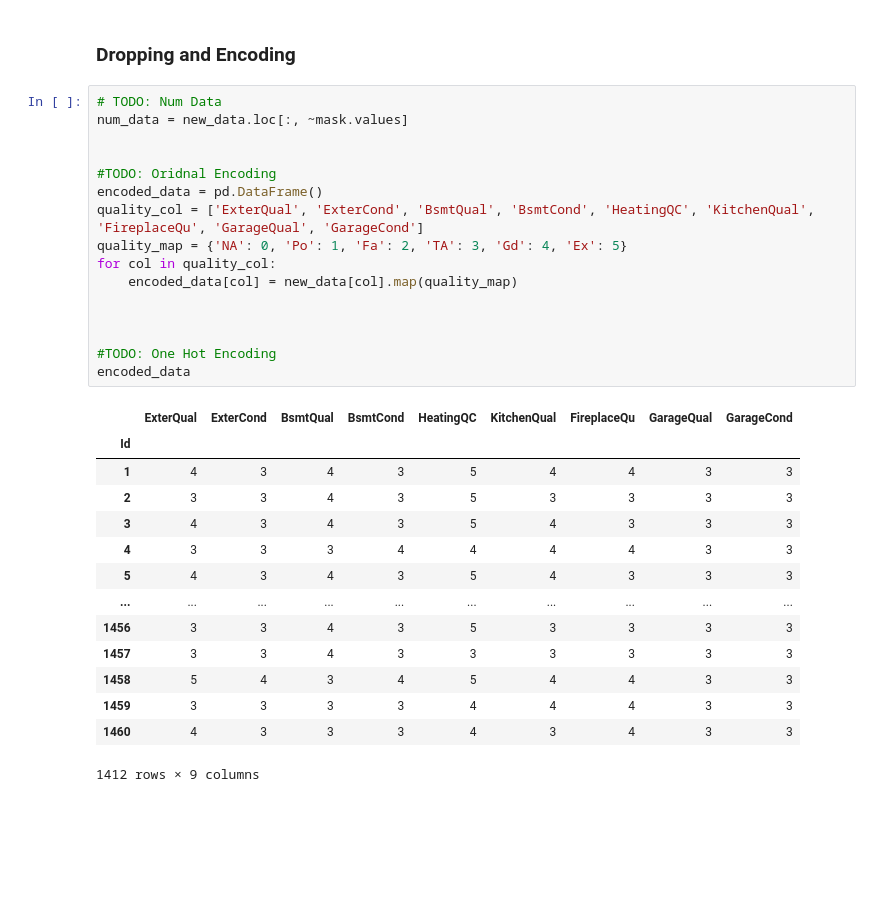
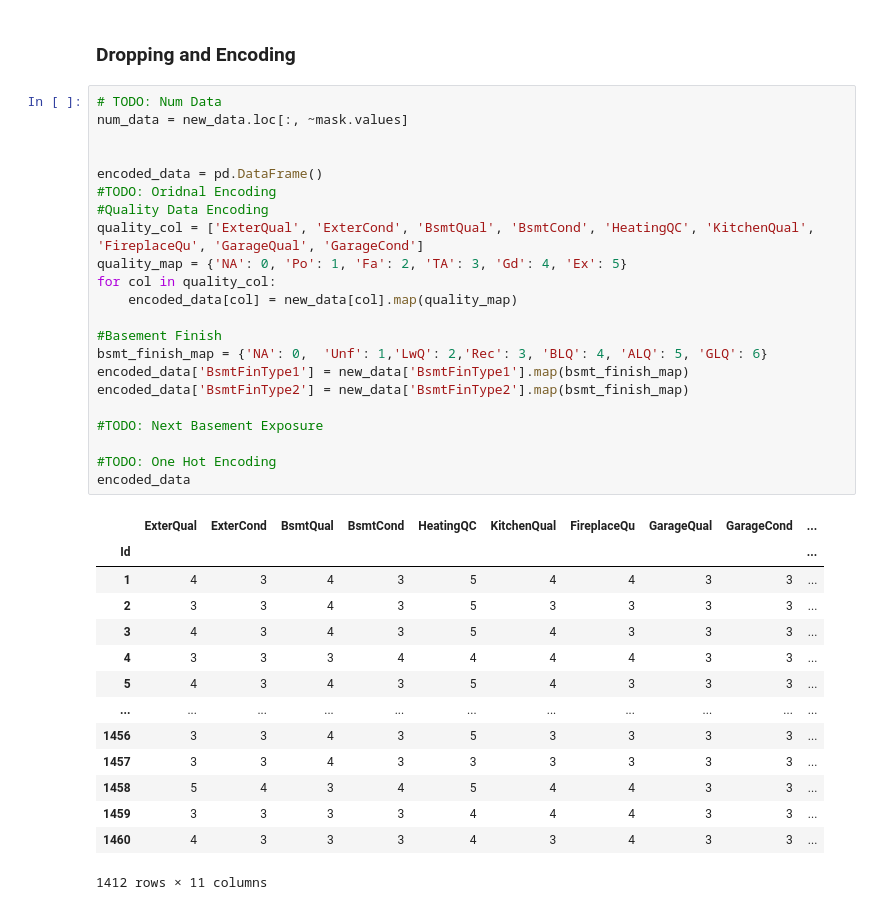
Before and after one commit to xXKeNdAmAmAsTeRXx/House_Prices_project, a Jupyter notebook: 2_Missing_Values_and_Encoding.ipynb, the cells around one changed output. Cells and saved outputs as stored; diff of their text form; blank space fills up the shorter version.

Commit message:
Encodent Basement Finish Features

```diff
--- a/2_Missing_Values_and_Encoding.ipynb
+++ b/2_Missing_Values_and_Encoding.ipynb
@@ -255,31 +258,37 @@ new_data[categorical_col]
 # %%
 # TODO: Num Data
 num_data = new_data.loc[:, ~mask.values]
 
 
+encoded_data = pd.DataFrame()
 #TODO: Oridnal Encoding
-encoded_data = pd.DataFrame()
+#Quality Data Encoding
 quality_col = ['ExterQual', 'ExterCond', 'BsmtQual', 'BsmtCond', 'HeatingQC', 'KitchenQual', 'FireplaceQu', 'GarageQual', 'GarageCond']
 quality_map = {'NA': 0, 'Po': 1, 'Fa': 2, 'TA': 3, 'Gd': 4, 'Ex': 5}
 for col in quality_col:
     encoded_data[col] = new_data[col].map(quality_map)
 
+#Basement Finish
+bsmt_finish_map = {'NA': 0,  'Unf': 1,'LwQ': 2,'Rec': 3, 'BLQ': 4, 'ALQ': 5, 'GLQ': 6}
+encoded_data['BsmtFinType1'] = new_data['BsmtFinType1'].map(bsmt_finish_map)
+encoded_data['BsmtFinType2'] = new_data['BsmtFinType2'].map(bsmt_finish_map)
 
+#TODO: Next Basement Exposure
 
 #TODO: One Hot Encoding
 encoded_data
 # %% [output]
-|  | ExterQual | ExterCond | BsmtQual | BsmtCond | HeatingQC | KitchenQual | FireplaceQu | GarageQual | GarageCond |
-| Id |  |  |  |  |  |  |  |  |  |
-| 1 | 4 | 3 | 4 | 3 | 5 | 4 | 4 | 3 | 3 |
-| 2 | 3 | 3 | 4 | 3 | 5 | 3 | 3 | 3 | 3 |
-| 3 | 4 | 3 | 4 | 3 | 5 | 4 | 3 | 3 | 3 |
-| 4 | 3 | 3 | 3 | 4 | 4 | 4 | 4 | 3 | 3 |
-| 5 | 4 | 3 | 4 | 3 | 5 | 4 | 3 | 3 | 3 |
-| ... | ... | ... | ... | ... | ... | ... | ... | ... | ... |
-| 1456 | 3 | 3 | 4 | 3 | 5 | 3 | 3 | 3 | 3 |
-| 1457 | 3 | 3 | 4 | 3 | 3 | 3 | 3 | 3 | 3 |
-| 1458 | 5 | 4 | 3 | 4 | 5 | 4 | 4 | 3 | 3 |
-| 1459 | 3 | 3 | 3 | 3 | 4 | 4 | 4 | 3 | 3 |
-| 1460 | 4 | 3 | 3 | 3 | 4 | 3 | 4 | 3 | 3 |
+|  | ExterQual | ExterCond | BsmtQual | BsmtCond | HeatingQC | KitchenQual | FireplaceQu | GarageQual | GarageCond | ... |
+| Id |  |  |  |  |  |  |  |  |  | ... |
+| 1 | 4 | 3 | 4 | 3 | 5 | 4 | 4 | 3 | 3 | ... |
+| 2 | 3 | 3 | 4 | 3 | 5 | 3 | 3 | 3 | 3 | ... |
+| 3 | 4 | 3 | 4 | 3 | 5 | 4 | 3 | 3 | 3 | ... |
+| 4 | 3 | 3 | 3 | 4 | 4 | 4 | 4 | 3 | 3 | ... |
+| 5 | 4 | 3 | 4 | 3 | 5 | 4 | 3 | 3 | 3 | ... |
+| ... | ... | ... | ... | ... | ... | ... | ... | ... | ... | ... |
+| 1456 | 3 | 3 | 4 | 3 | 5 | 3 | 3 | 3 | 3 | ... |
+| 1457 | 3 | 3 | 4 | 3 | 3 | 3 | 3 | 3 | 3 | ... |
+| 1458 | 5 | 4 | 3 | 4 | 5 | 4 | 4 | 3 | 3 | ... |
+| 1459 | 3 | 3 | 3 | 3 | 4 | 4 | 4 | 3 | 3 | ... |
+| 1460 | 4 | 3 | 3 | 3 | 4 | 3 | 4 | 3 | 3 | ... |
-1412 rows × 9 columns
+1412 rows × 11 columns
```
Also changed, not shown: parts of 1 cell of this notebook.
